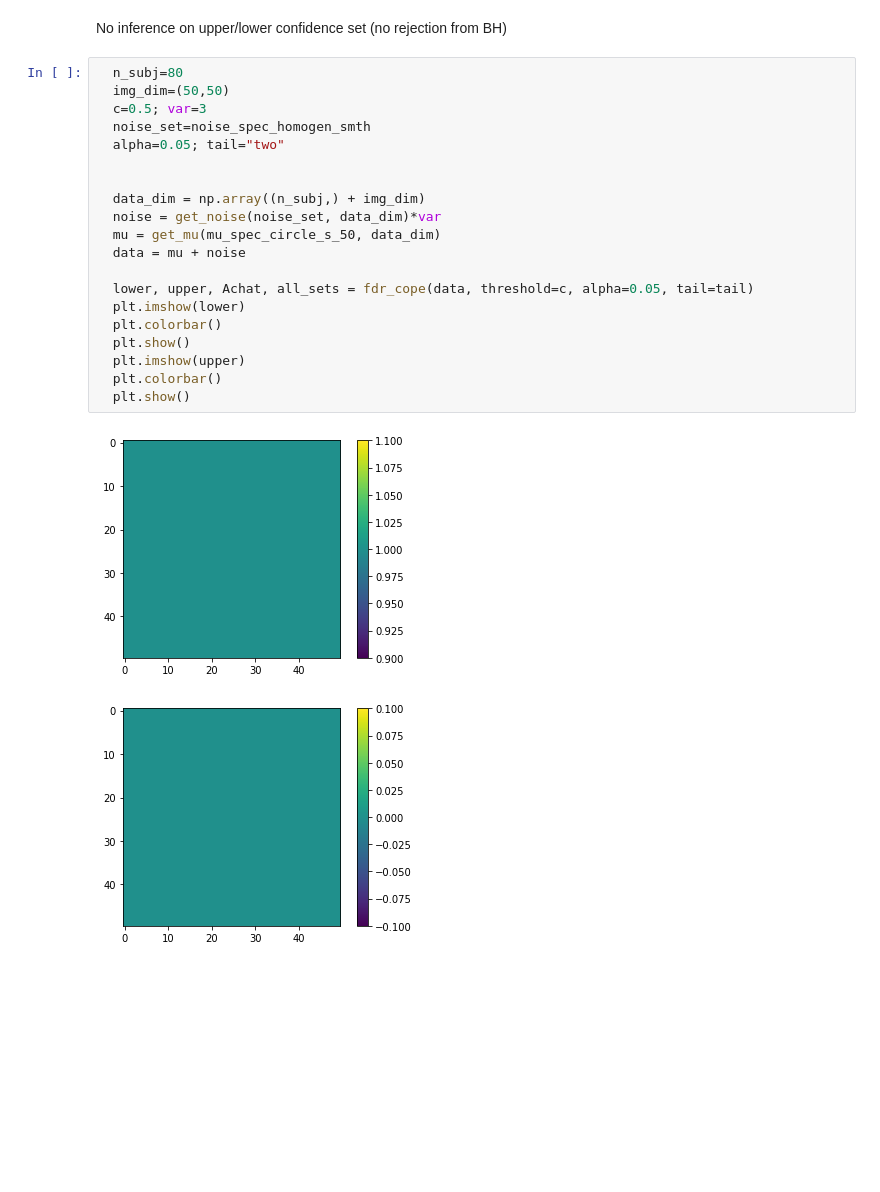
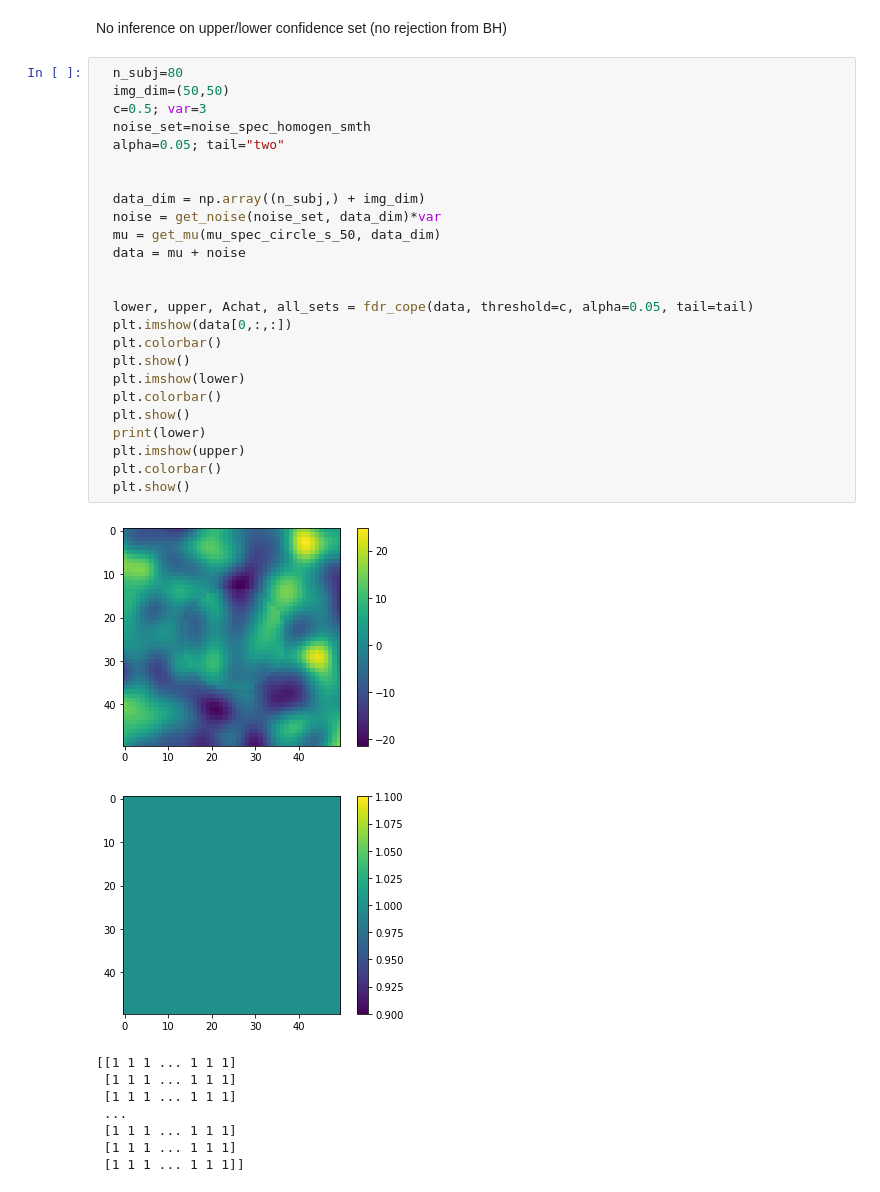
Before and after one commit to HowonRyu/ConfidenceSet, a Jupyter notebook: example/Independent_Studies_2023Winter.ipynb, the cells around one changed output. Cells and saved outputs as stored; diff of their text form; blank space fills up the shorter version.

```diff
--- a/example/Independent_Studies_2023Winter.ipynb
+++ b/example/Independent_Studies_2023Winter.ipynb
@@ -616,23 +623,35 @@ No inference on upper/lower confidence set (no rejection from BH)
 # %%
   n_subj=80
   img_dim=(50,50)
   c=0.5; var=3
   noise_set=noise_spec_homogen_smth
   alpha=0.05; tail="two"
 
 
   data_dim = np.array((n_subj,) + img_dim)
   noise = get_noise(noise_set, data_dim)*var
   mu = get_mu(mu_spec_circle_s_50, data_dim)
   data = mu + noise
 
+
   lower, upper, Achat, all_sets = fdr_cope(data, threshold=c, alpha=0.05, tail=tail)
+  plt.imshow(data[0,:,:])
+  plt.colorbar()
+  plt.show()
   plt.imshow(lower)
   plt.colorbar()
   plt.show()
+  print(lower)
   plt.imshow(upper)
   plt.colorbar()
   plt.show()
 # %% [output]
-[figure, old version]
+[figure, new version]
-[figure, old version]
+[figure, new version]
+[[1 1 1 ... 1 1 1]
+ [1 1 1 ... 1 1 1]
+ [1 1 1 ... 1 1 1]
+ ...
+ [1 1 1 ... 1 1 1]
+ [1 1 1 ... 1 1 1]
+ [1 1 1 ... 1 1 1]]
```
Also changed, not shown: parts of 4 cells of this notebook.
